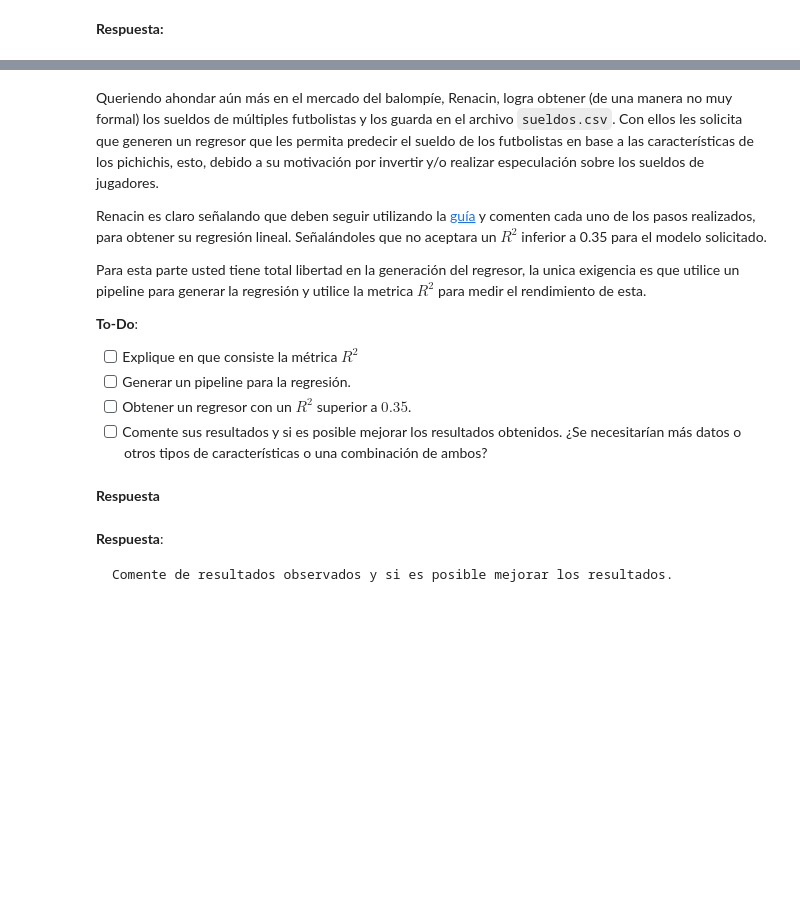
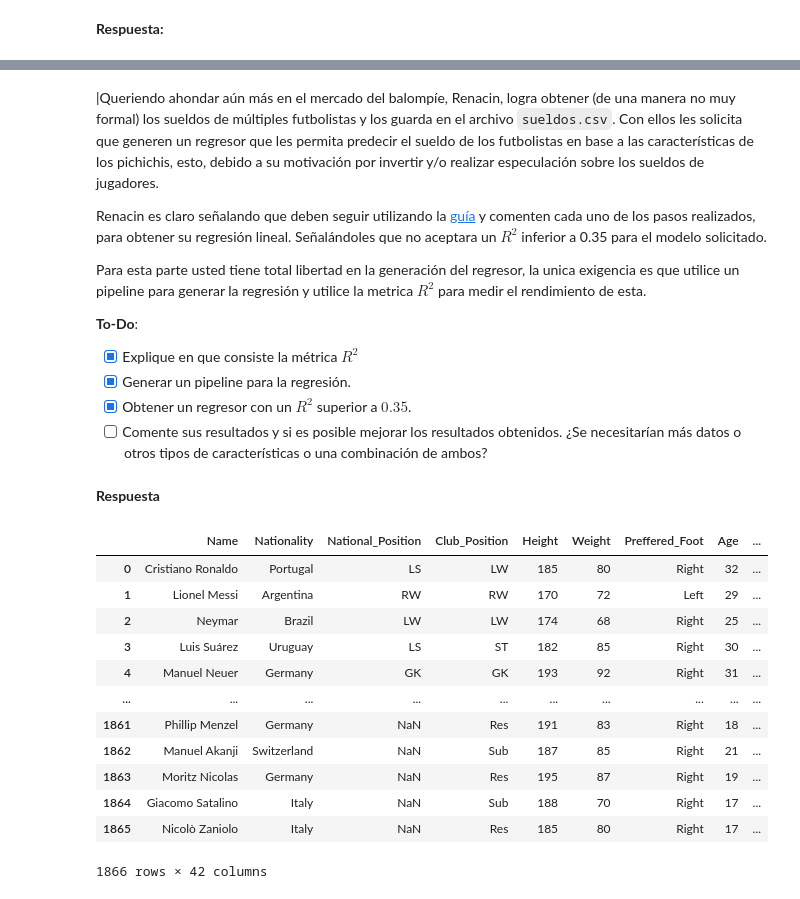
Before and after one commit to JoseSaffie/MDS7202-1-Primavera-2023, a Jupyter notebook: Laboratorios/Lab 8/Lab_08/Laboratorio8_enunciado.ipynb, the cells around one changed output, grey strips where cells are left out. Drawn from its saved outputs; the diff is of its cells as text; code cells hidden in the pictures; blank space fills up the shorter version.

Commit message:
lab8full

````diff
--- a/Laboratorios/Lab 8/Lab_08/Laboratorio8_enunciado.ipynb
+++ b/Laboratorios/Lab 8/Lab_08/Laboratorio8_enunciado.ipynb
@@ -277,7 +497,7 @@ Comente de resultados observados y si es posible mejorar los resultados.
   <img src="https://media.giphy.com/media/3oEjHWtHAFcOKS4iA0/giphy.gif" width="460">
 </p>
 # %% [markdown]
-Queriendo ahondar aún más en el mercado del balompíe, Renacin, logra obtener (de una manera no muy formal) los sueldos de múltiples futbolistas y los guarda en el archivo ```sueldos.csv```. Con ellos les solicita que generen un regresor que les permita predecir el sueldo de los futbolistas en base a las características de los pichichis, esto, debido a su motivación por invertir y/o realizar especulación sobre los sueldos de jugadores.
+|Queriendo ahondar aún más en el mercado del balompíe, Renacin, logra obtener (de una manera no muy formal) los sueldos de múltiples futbolistas y los guarda en el archivo ```sueldos.csv```. Con ellos les solicita que generen un regresor que les permita predecir el sueldo de los futbolistas en base a las características de los pichichis, esto, debido a su motivación por invertir y/o realizar especulación sobre los sueldos de jugadores.
 
 Renacin es claro señalando que deben seguir utilizando la [guía](https://scikit-learn.org/stable/tutorial/machine_learning_map/index.html) y comenten cada uno de los pasos realizados, para obtener su regresión lineal. Señalándoles que no aceptara un $R^2$ inferior a 0.35 para el modelo solicitado.
 
@@ -285,9 +505,9 @@ Para esta parte usted tiene total libertad en la generación del regresor, la un
 
 **To-Do**:
 
-- [ ] Explique en que consiste la métrica $R^2$
-- [ ] Generar un pipeline para la regresión.
-- [ ] Obtener un regresor con un $R^2$ superior a  $0.35$.
+- [X] Explique en que consiste la métrica $R^2$
+- [X] Generar un pipeline para la regresión.
+- [X] Obtener un regresor con un $R^2$ superior a  $0.35$.
 - [ ] Comente sus resultados y si es posible mejorar los resultados obtenidos. ¿Se necesitarían más datos o otros tipos de características o una combinación de ambos?
 # %% [markdown]
 **Respuesta**
@@ -296,6 +514,20 @@ Para esta parte usted tiene total libertad en la generación del regresor, la un
-# %% [markdown]
-**Respuesta**:
-
-```
-Comente de resultados observados y si es posible mejorar los resultados.
-```
+# %%
+df_players = pd.read_csv('stats_players.csv')
+df_salarios = pd.read_csv('salarios.csv')
+
+df_full = pd.merge(df_players, df_salarios, left_on='Name',right_on='Player', how='inner')
+df_full
+# %% [output]
+|  | Name | Nationality | National_Position | Club_Position | Height | Weight | Preffered_Foot | Age | ... |
+| 0 | Cristiano Ronaldo | Portugal | LS | LW | 185 | 80 | Right | 32 | ... |
+| 1 | Lionel Messi | Argentina | RW | RW | 170 | 72 | Left | 29 | ... |
+| 2 | Neymar | Brazil | LW | LW | 174 | 68 | Right | 25 | ... |
+| 3 | Luis Suárez | Uruguay | LS | ST | 182 | 85 | Right | 30 | ... |
+| 4 | Manuel Neuer | Germany | GK | GK | 193 | 92 | Right | 31 | ... |
+| ... | ... | ... | ... | ... | ... | ... | ... | ... | ... |
+| 1861 | Phillip Menzel | Germany | NaN | Res | 191 | 83 | Right | 18 | ... |
+| 1862 | Manuel Akanji | Switzerland | NaN | Sub | 187 | 85 | Right | 21 | ... |
+| 1863 | Moritz Nicolas | Germany | NaN | Res | 195 | 87 | Right | 19 | ... |
+| 1864 | Giacomo Satalino | Italy | NaN | Sub | 188 | 70 | Right | 17 | ... |
+| 1865 | Nicolò Zaniolo | Italy | NaN | Res | 185 | 80 | Right | 17 | ... |
+1866 rows × 42 columns
````
Also changed, not shown: parts of 23 cells of this notebook.
